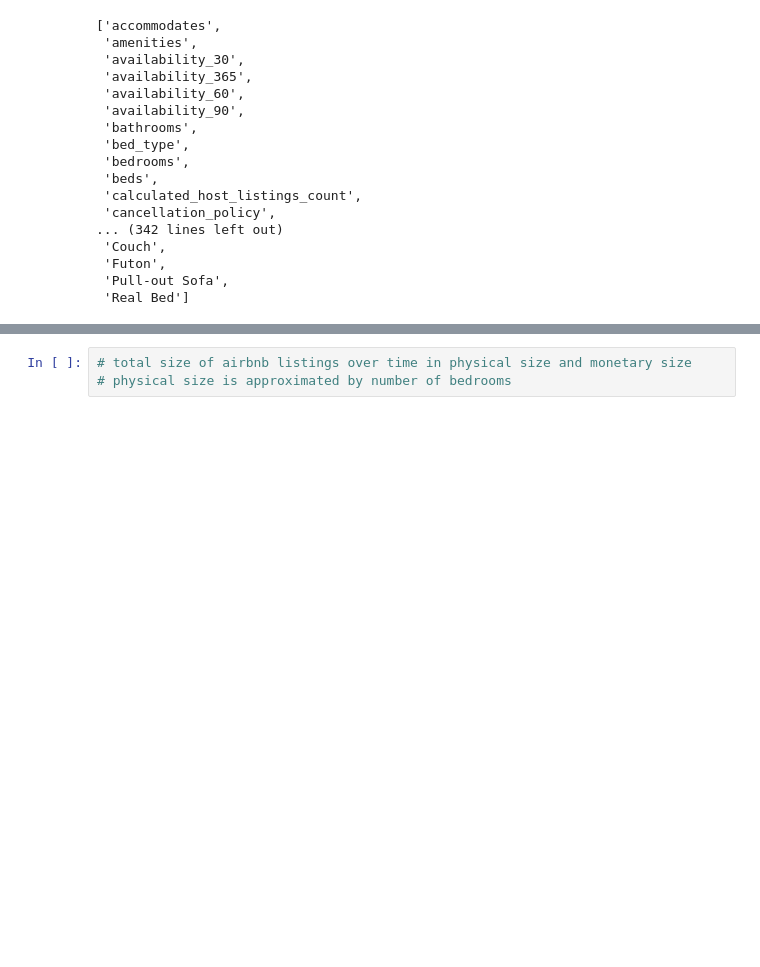
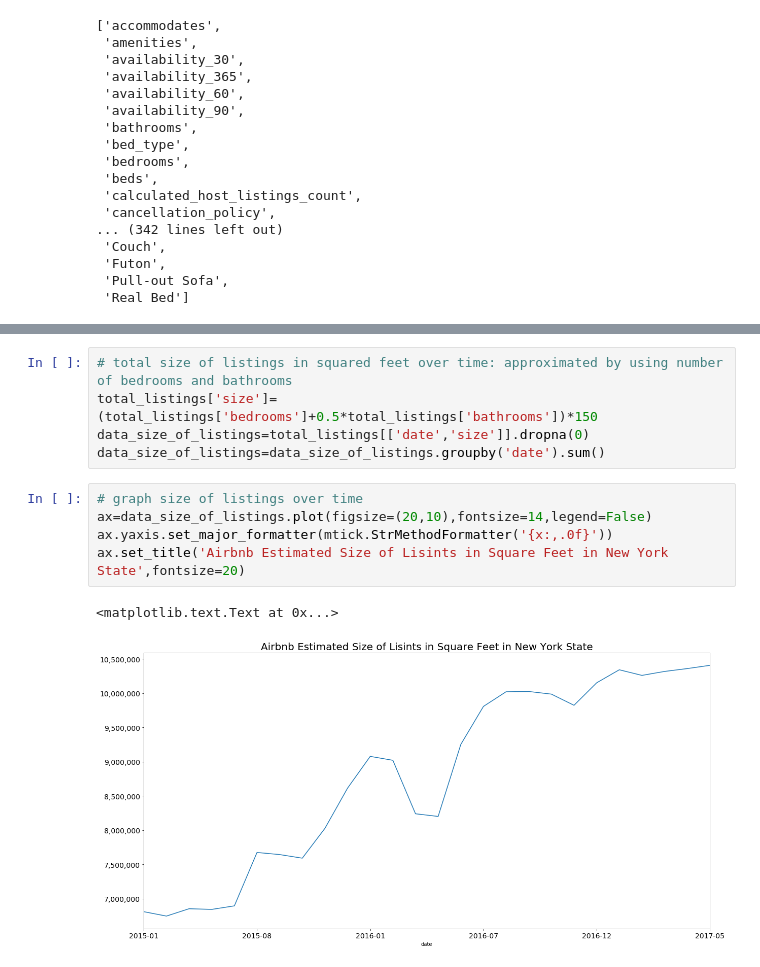
Before and after one commit to Dianaumd/project1, a Jupyter notebook: Project 2 Airbnb Analysis.ipynb, the cells around one changed output, grey strips where cells are left out. Cells and saved outputs as stored; diff of their text form; blank space fills up the shorter version.

```diff
--- a/Project 2 Airbnb Analysis.ipynb
+++ b/Project 2 Airbnb Analysis.ipynb
@@ -268,3 +249,13 @@ data_number_of_listings.plot(kind='bar',figsize=(16,10),legend=True, color='navy
-# %%
-# total size of airbnb listings over time in physical size and monetary size
-# physical size is approximated by number of bedrooms
+# %%
+# total size of listings in squared feet over time: approximated by using number of bedrooms and bathrooms
+total_listings['size']=(total_listings['bedrooms']+0.5*total_listings['bathrooms'])*150
+data_size_of_listings=total_listings[['date','size']].dropna(0)
+data_size_of_listings=data_size_of_listings.groupby('date').sum()
+# %%
+# graph size of listings over time
+ax=data_size_of_listings.plot(figsize=(20,10),fontsize=14,legend=False)
+ax.yaxis.set_major_formatter(mtick.StrMethodFormatter('{x:,.0f}'))
+ax.set_title('Airbnb Estimated Size of Lisints in Square Feet in New York State',fontsize=20)
+# %% [output]
+<matplotlib.text.Text at 0x...>
+[figure, added]
```
Also changed, not shown: parts of 18 cells of this notebook.
